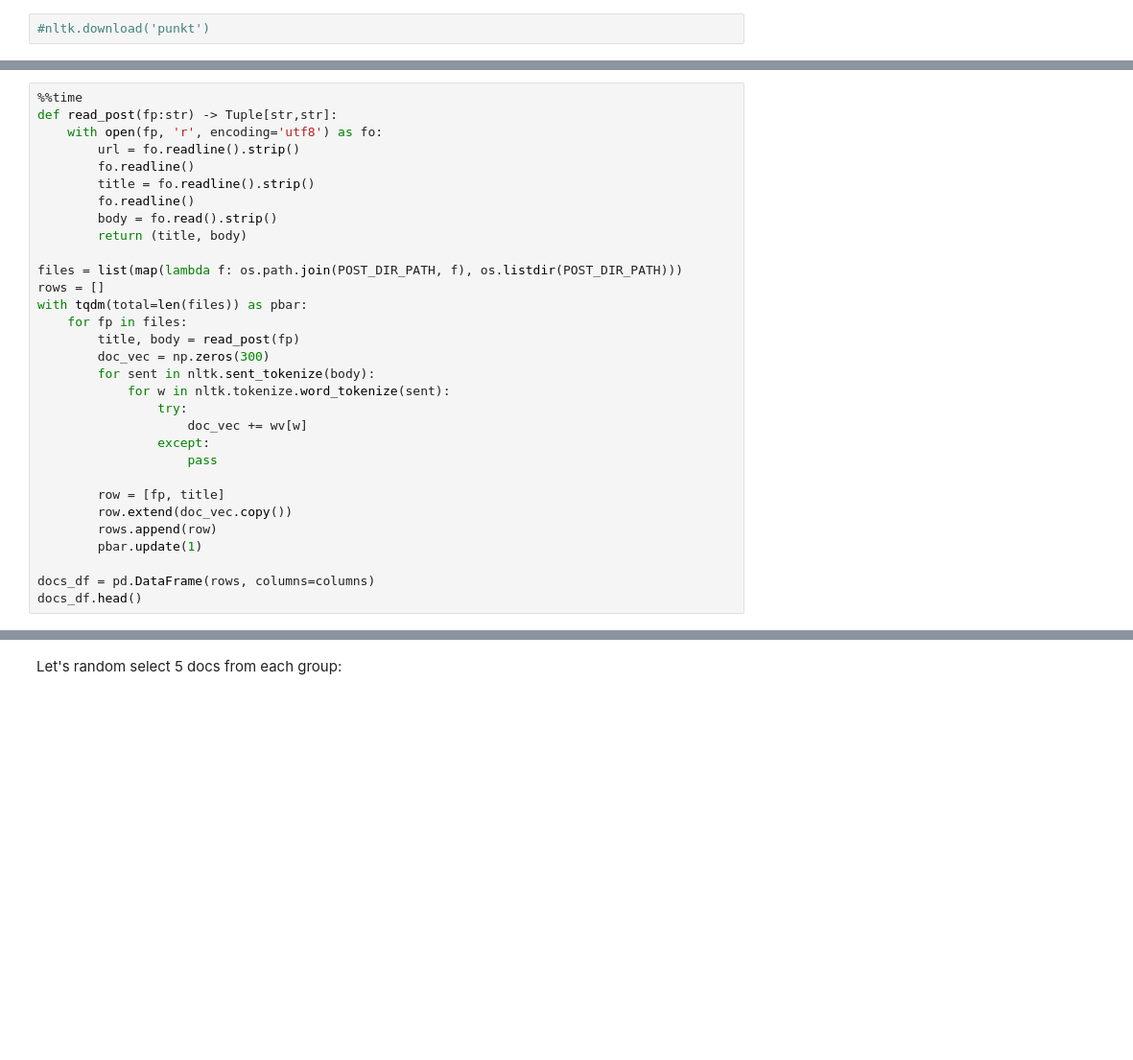
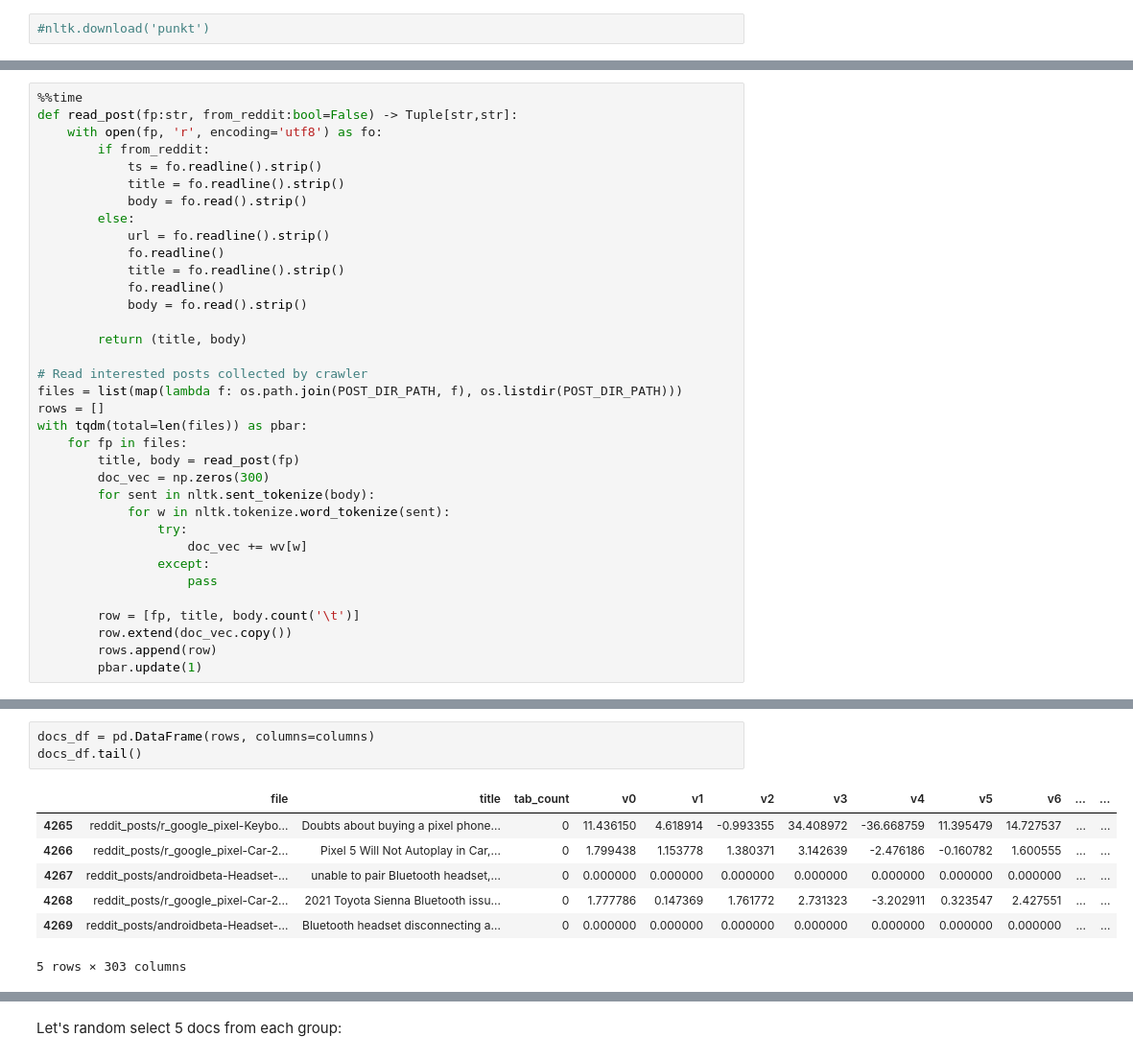
Before and after one commit to johnklee/ff_crawler, a Jupyter notebook: research/Issue2/notebook.ipynb, the cells around one changed output, grey strips where cells are left out. Shown at 96% size. Drawn from its saved outputs; the diff is of its cells as text; blank space fills up the shorter version.

```diff
--- a/research/Issue2/notebook.ipynb
+++ b/research/Issue2/notebook.ipynb
@@ -564,14 +566,21 @@ columns = ['file', 'title'] + [f"v{i}" for i in range(300)]
 # %%
 %%time
-def read_post(fp:str) -> Tuple[str,str]:
+def read_post(fp:str, from_reddit:bool=False) -> Tuple[str,str]:
     with open(fp, 'r', encoding='utf8') as fo:
-        url = fo.readline().strip()
-        fo.readline()
-        title = fo.readline().strip()
-        fo.readline()
-        body = fo.read().strip()
+        if from_reddit:
+            ts = fo.readline().strip()
+            title = fo.readline().strip()
+            body = fo.read().strip()
+        else:
+            url = fo.readline().strip()
+            fo.readline()
+            title = fo.readline().strip()
+            fo.readline()
+            body = fo.read().strip()
+
         return (title, body)
 
+# Read interested posts collected by crawler
 files = list(map(lambda f: os.path.join(POST_DIR_PATH, f), os.listdir(POST_DIR_PATH)))
 rows = []
 with tqdm(total=len(files)) as pbar:
@@ -585,11 +594,8 @@ with tqdm(total=len(files)) as pbar:
                 except:
                     pass
 
-        row = [fp, title]
+        row = [fp, title, body.count('\t')]
         row.extend(doc_vec.copy())
         rows.append(row)
         pbar.update(1)
-
-docs_df = pd.DataFrame(rows, columns=columns)
-docs_df.head()
 # %% [output]
@@ -604,3 +622,14 @@ Wall time: 2min 55s
+# %%
+docs_df = pd.DataFrame(rows, columns=columns)
+docs_df.tail()
+# %% [output]
+|  | file | title | tab_count | v0 | v1 | v2 | v3 | v4 | v5 | v6 | ... | ... |
+| 4265 | reddit_posts/r_google_pixel-Keybo... | Doubts about buying a pixel phone... | 0 | 11.436150 | 4.618914 | -0.993355 | 34.408972 | -36.668759 | 11.395479 | 14.727537 | ... | ... |
+| 4266 | reddit_posts/r_google_pixel-Car-2... | Pixel 5 Will Not Autoplay in Car,... | 0 | 1.799438 | 1.153778 | 1.380371 | 3.142639 | -2.476186 | -0.160782 | 1.600555 | ... | ... |
+| 4267 | reddit_posts/androidbeta-Headset-... | unable to pair Bluetooth headset,... | 0 | 0.000000 | 0.000000 | 0.000000 | 0.000000 | 0.000000 | 0.000000 | 0.000000 | ... | ... |
+| 4268 | reddit_posts/r_google_pixel-Car-2... | 2021 Toyota Sienna Bluetooth issu... | 0 | 1.777786 | 0.147369 | 1.761772 | 2.731323 | -3.202911 | 0.323547 | 2.427551 | ... | ... |
+| 4269 | reddit_posts/androidbeta-Headset-... | Bluetooth headset disconnecting a... | 0 | 0.000000 | 0.000000 | 0.000000 | 0.000000 | 0.000000 | 0.000000 | 0.000000 | ... | ... |
+5 rows × 303 columns
 # %%
 %%time
 kmeans = KMeans(
```
Also changed, not shown: parts of 21 cells of this notebook.
